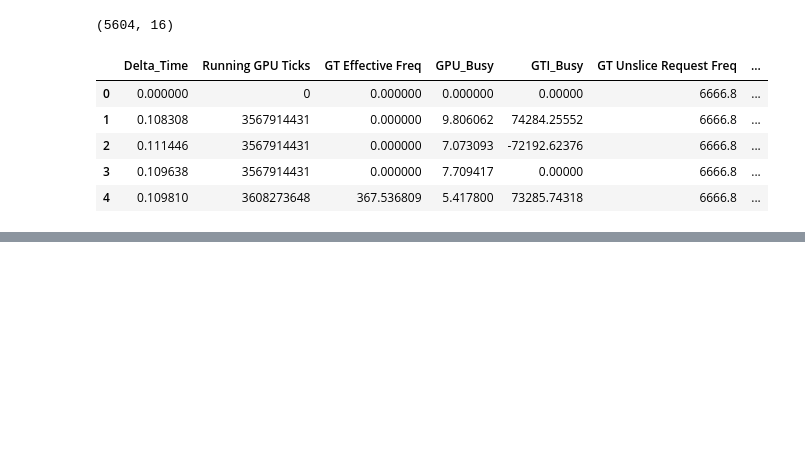
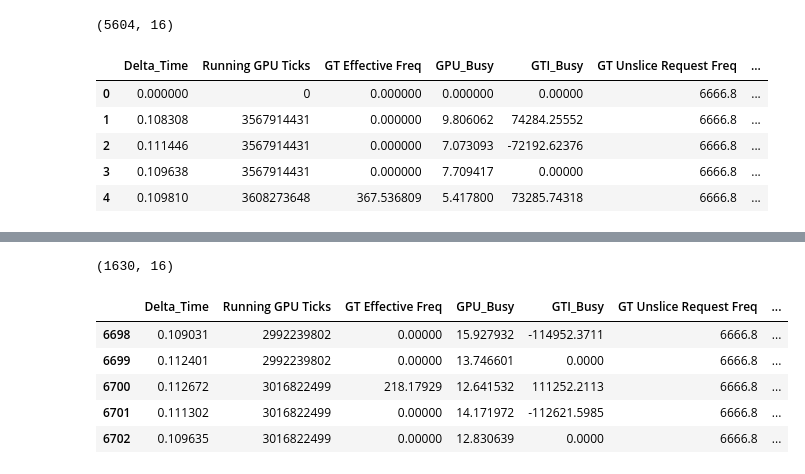
Before and after one commit to hitha-vargantiFM/ML_model, a Jupyter notebook: model1.ipynb, the cells around one changed output, grey strips where cells are left out. Saved outputs shown, nothing was run; the diff lists cells and outputs as text; code cells hidden in the pictures; blank space fills up the shorter version.

```diff
--- a/model1.ipynb
+++ b/model1.ipynb
@@ -276,0 +351,28 @@ ValueError: could not convert string to float: 'Yes'
+# %%
+df_p3 = df_cleaned.iloc[6698:,:]
+df_p3.shape
+# %% [output]
+(1630, 16)
+# %%
+#generally getting in the 1500-1700 range for the number of outliers
+sample_isf_8 = df_p3.drop(columns='Time')
+# Train the model
+isf_8= IsolationForest()
+isf_8.fit(sample_isf_8)
+# Predictions
+predictions = isf_8.predict(sample_isf_8)
+# Extract scores
+sample_isf_8["iso_forest_scores"] = isf_8.decision_function(sample_isf_8)
+# Extract predictions
+sample_isf_8["iso_forest_outliers"] = predictions
+# Replace "-1" with "Yes" and "1" with "No"
+sample_isf_8['iso_forest_outliers'] = sample_isf_8['iso_forest_outliers'].replace([-1, 1], ["Yes", "No"])
+# Print the first 5 firms
+sample_isf_8.head()
+# %% [output]
+|  | Delta_Time | Running GPU Ticks | GT Effective Freq | GPU_Busy | GTI_Busy | GT Unslice Request Freq | ... |
+| 6698 | 0.109031 | 2992239802 | 0.00000 | 15.927932 | -114952.3711 | 6666.8 | ... |
+| 6699 | 0.112401 | 2992239802 | 0.00000 | 13.746601 | 0.0000 | 6666.8 | ... |
+| 6700 | 0.112672 | 3016822499 | 218.17929 | 12.641532 | 111252.2113 | 6666.8 | ... |
+| 6701 | 0.111302 | 3016822499 | 0.00000 | 14.171972 | -112621.5985 | 6666.8 | ... |
+| 6702 | 0.109635 | 3016822499 | 0.00000 | 12.830639 | 0.0000 | 6666.8 | ... |
```
Also changed, not shown: parts of 14 cells of this notebook.
